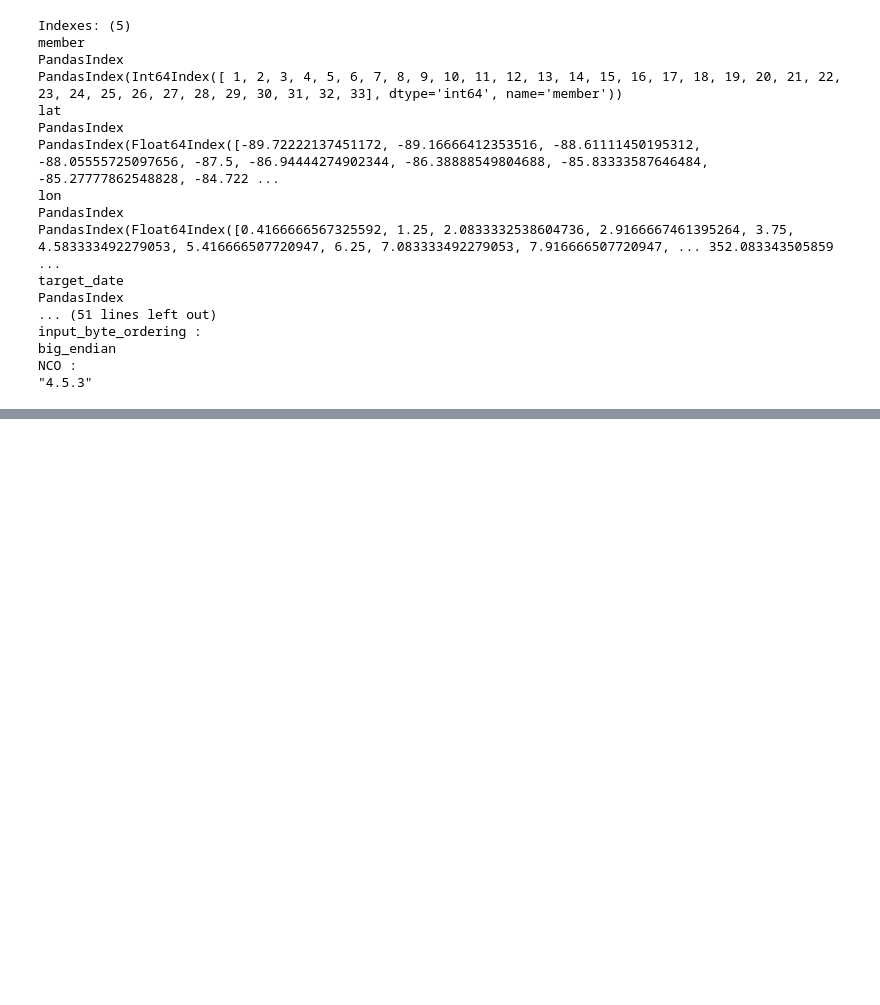
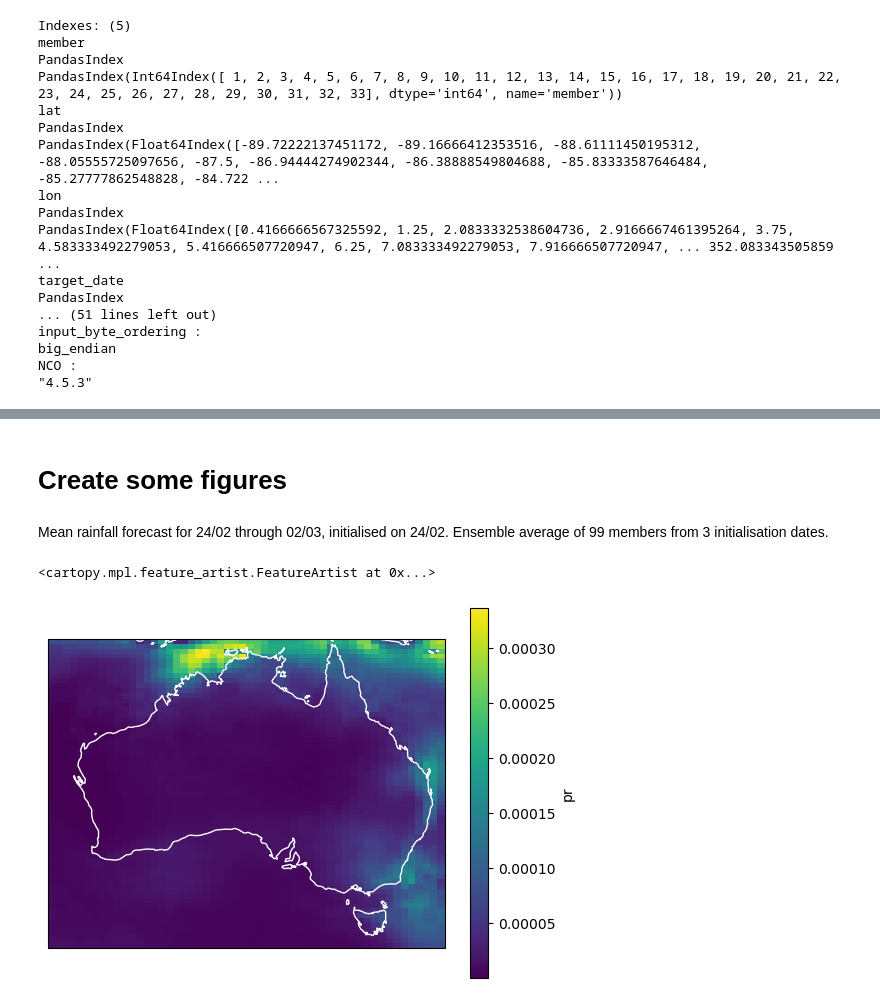
Before and after one commit to dougrichardson/Wet_Aus_2022, a Jupyter notebook: S2S.ipynb, the cells around one changed output, grey strips where cells are left out. Saved outputs shown, nothing was run; the diff lists cells and outputs as text; code cells hidden in the pictures; blank space fills up the shorter version.

```diff
--- a/S2S.ipynb
+++ b/S2S.ipynb
@@ -151,0 +163,25 @@ da.pr.sel(target_date=slice('2022-02-25', '2022-03-10')).sum(['target_date']).me
+# %%
+i_init = np.where(pd.to_datetime(fcast_ds['init_date'].values) == init+'-12')[0][0]
+# %%
+fcast = fcast_ds.isel(init_date=range(i_init - 2, i_init + 1))
+fcast = fcast.sel(target_date=target_slice)
+fcast = fcast['pr']
+# %% [markdown]
+# Create some figures
+# %%
+aus_region = [110, 155, -10, -45]
+# %%
+fcast_plot = fcast.sel(
+    lon=slice(aus_region[0], aus_region[1]),
+    lat=slice(aus_region[3], aus_region[2])
+)
+# %% [markdown]
+Mean rainfall forecast for 24/02 through 02/03, initialised on 24/02.
+Ensemble average of 99 members from 3 initialisation dates.
+# %%
+fig, ax = plt.subplots(1, 1, subplot_kw={'projection': ccrs.PlateCarree()})
+fcast_plot.mean(['init_date', 'target_date', 'member']).plot(ax=ax)
+ax.coastlines(color='white')
+# %% [output]
+<cartopy.mpl.feature_artist.FeatureArtist at 0x...>
+[figure, added]
```
Also changed, not shown: parts of 10 cells of this notebook.
